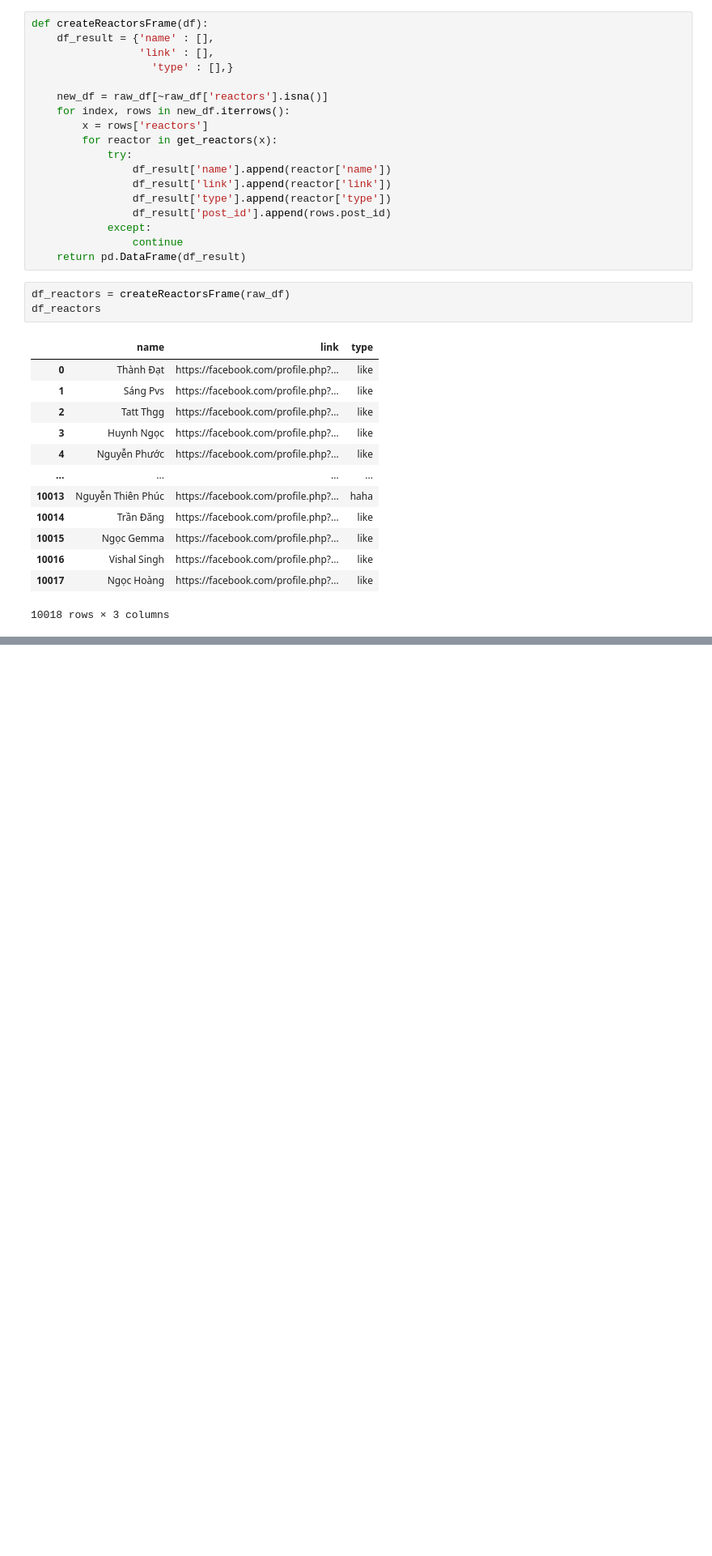
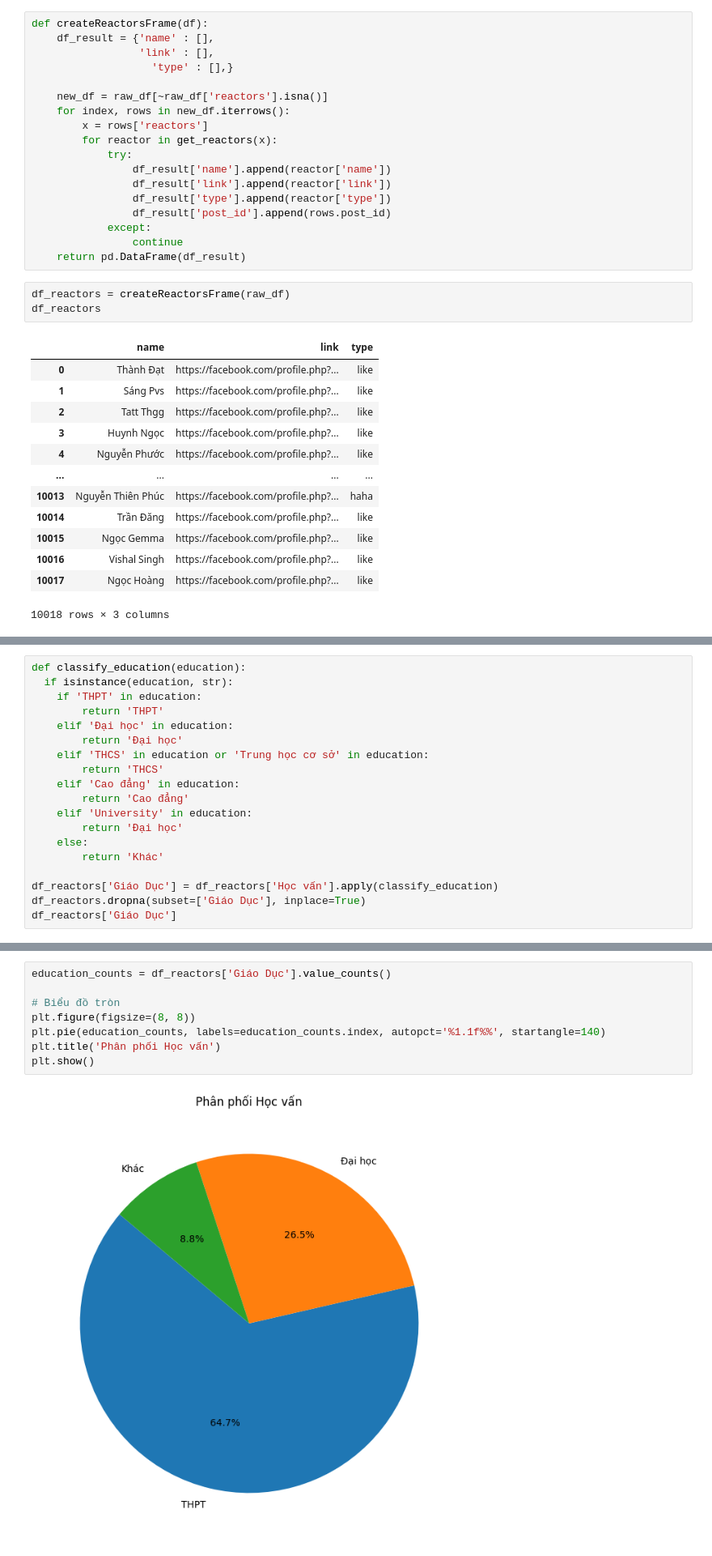
Before and after one commit to nhuyhoan004/Analyze-data-facebook, a Jupyter notebook: Analyze_data_reactions.ipynb, the cells around one changed output, grey strips where cells are left out. Shown at 81% size. Cells and saved outputs as stored; diff of their text form; blank space fills up the shorter version.

```diff
--- a/Analyze_data_reactions.ipynb
+++ b/Analyze_data_reactions.ipynb
@@ -240,0 +460,19 @@ df_reactors
+# %%
+def classify_education(education):
+  if isinstance(education, str):
+    if 'THPT' in education:
+        return 'THPT'
+    elif 'Đại học' in education:
+        return 'Đại học'
+    elif 'THCS' in education or 'Trung học cơ sở' in education:
+        return 'THCS'
+    elif 'Cao đẳng' in education:
+        return 'Cao đẳng'
+    elif 'University' in education:
+        return 'Đại học'
+    else:
+        return 'Khác'
+
+df_reactors['Giáo Dục'] = df_reactors['Học vấn'].apply(classify_education)
+df_reactors.dropna(subset=['Giáo Dục'], inplace=True)
+df_reactors['Giáo Dục']
@@ -240,0 +497,10 @@ df_reactors
+# %%
+education_counts = df_reactors['Giáo Dục'].value_counts()
+
+# Biểu đồ tròn
+plt.figure(figsize=(8, 8))
+plt.pie(education_counts, labels=education_counts.index, autopct='%1.1f%%', startangle=140)
+plt.title('Phân phối Học vấn')
+plt.show()
+# %% [output]
+[figure, added]
```
Also changed, not shown: parts of 20 cells of this notebook, 2 other files.
